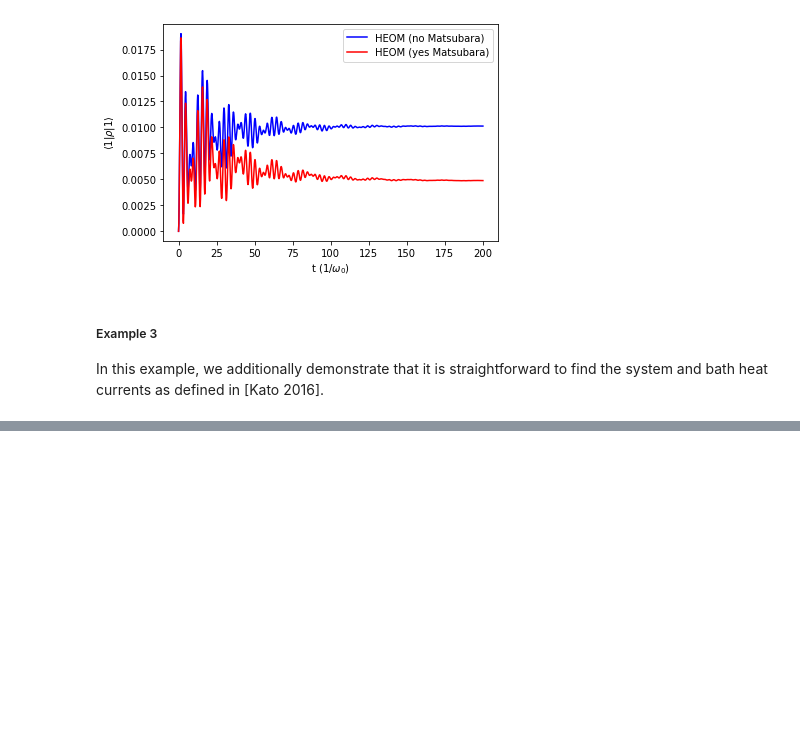
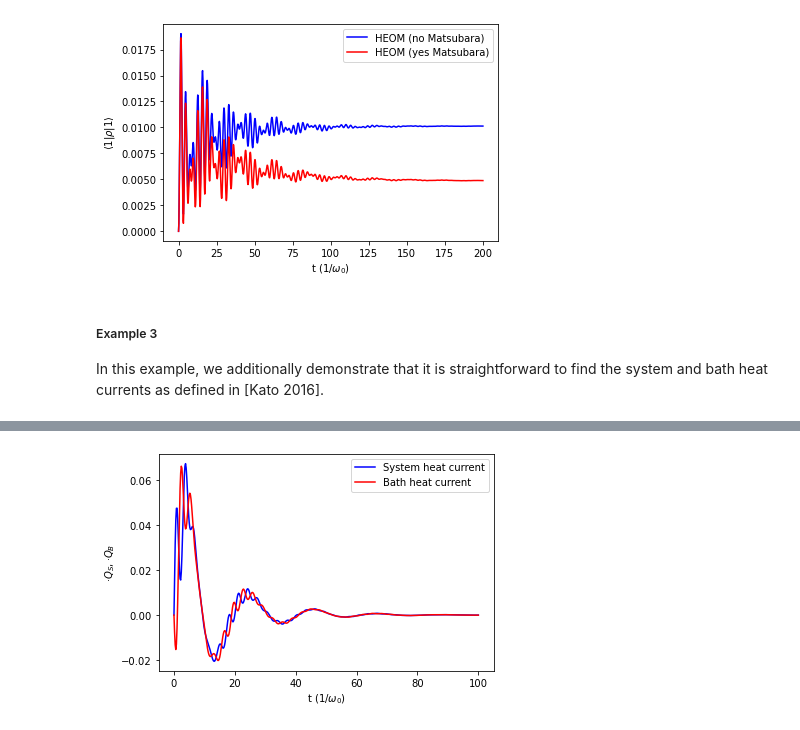
Before and after one commit to pmenczel/bosonic-heom, a Jupyter notebook: sample.ipynb, the cells around one changed output, grey strips where cells are left out. Saved outputs shown, nothing was run; the diff lists cells and outputs as text; code cells hidden in the pictures; blank space fills up the shorter version.

```diff
--- a/sample.ipynb
+++ b/sample.ipynb
@@ -152,0 +199,10 @@ plt.show()
+# %%
+# Plot heat currents
+plt.plot(tlist, np.real(result_bofin.expect[1]), color="b", label=r"System heat current")
+plt.plot(tlist, np.real(result_bofin.expect[2]), color="r", label=r"Bath heat current")
+plt.xlabel("t ($1/\omega_0$)")
+plt.ylabel(r"$\dot Q_S, \dot Q_B$")
+plt.legend()
+plt.show()
+# %% [output]
+[figure, added]
```
Also changed, not shown: parts of 8 cells of this notebook.
